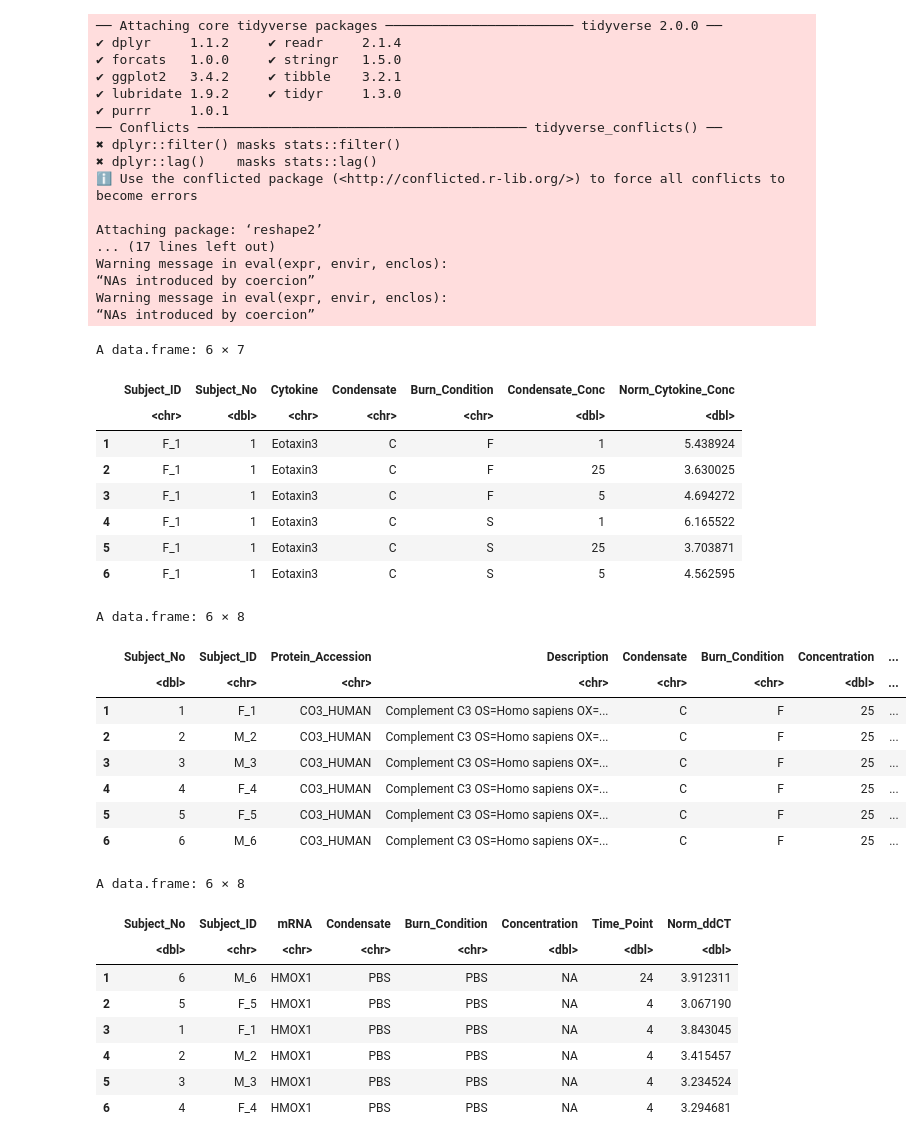
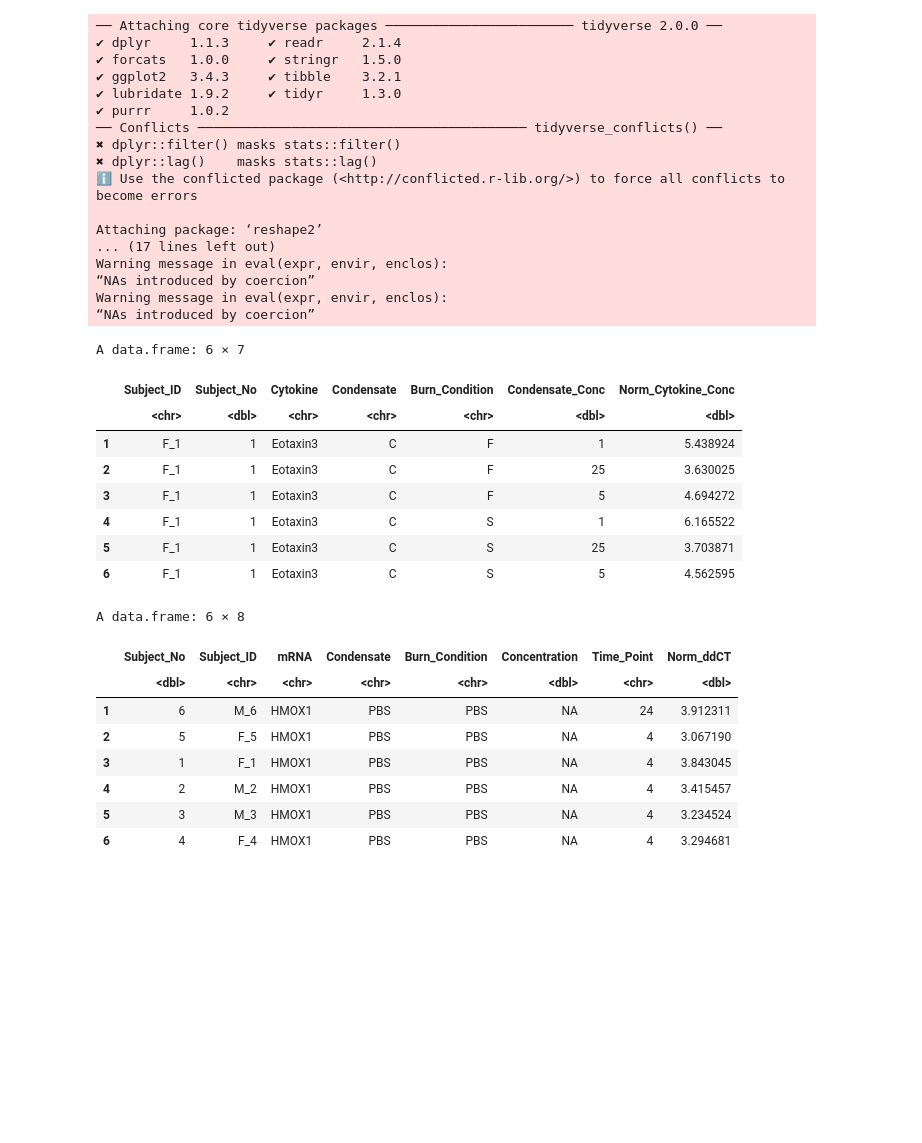
Before and after one commit to UNC-CEMALB/Burn-pit-smoke-condensate-mediated-toxicity-in-human-airway-epithelial-cells-, a Jupyter notebook: 2. Biomarker Distribution Analysis/Biomarker Friedman Analysis.ipynb, the cells around one changed output. Saved outputs shown, nothing was run; the diff lists cells and outputs as text; code cells hidden in the pictures; blank space fills up the shorter version.

```diff
--- a/2. Biomarker Distribution Analysis/Biomarker Friedman Analysis.ipynb
+++ b/2. Biomarker Distribution Analysis/Biomarker Friedman Analysis.ipynb
@@ -1,6 +1,6 @@
 # %%
 Output = c("/Users/alexis/Library/CloudStorage/OneDrive-UniversityofNorthCarolinaatChapelHill/CEMALB_DataAnalysisPM/Projects/P1011. Emission Mixtures/P1011.3. Analyses/P1011.3.3. Biomarker Distribution Analysis/Output")
-cur_date = "081923"
+cur_date = "092023"
 
 library(readxl)
 library(openxlsx)
@@ -11,21 +11,18 @@ library(PMCMRplus)
 
 # reading in files
 cytokine_df = data.frame(read_excel("Input/Processed_Cyotkine_Data_081723.xlsx"))
-proteomics_5_df = data.frame(read_excel("Input/Processed_Proteomics_Data_5ug_081523.xlsx"))
-proteomics_25_df = data.frame(read_excel("Input/Processed_Proteomics_Data_25ug_081523.xlsx"))
 mRNA_df = data.frame(read_excel("Input/Processed_mRNA_Data_081723.xlsx"))
 
 # making some cols numeric
 cytokine_df$Condensate_Conc = as.numeric(cytokine_df$Condensate_Conc)
 mRNA_df$Concentration = as.numeric(mRNA_df$Concentration)
-mRNA_df$Time_Point = as.numeric(mRNA_df$Time_Point)
 # %% [output]
 ── Attaching core tidyverse packages ──────────────────────── tidyverse 2.0.0 ──
-✔ dplyr     1.1.2     ✔ readr     2.1.4
+✔ dplyr     1.1.3     ✔ readr     2.1.4
 ✔ forcats   1.0.0     ✔ stringr   1.5.0
-✔ ggplot2   3.4.2     ✔ tibble    3.2.1
+✔ ggplot2   3.4.3     ✔ tibble    3.2.1
 ✔ lubridate 1.9.2     ✔ tidyr     1.3.0
-✔ purrr     1.0.1
+✔ purrr     1.0.2
 ── Conflicts ────────────────────────────────────────── tidyverse_conflicts() ──
 ✖ dplyr::filter() masks stats::filter()
 ✖ dplyr::lag()    masks stats::lag()
@@ -39,35 +36,25 @@ Warning message in eval(expr, envir, enclos):
 “NAs introduced by coercion”
 # %%
 head(cytokine_df)
-head(proteomics_25_df)
 head(mRNA_df)
 # %% [output]
 A data.frame: 6 × 7
 |  | Subject_ID | Subject_No | Cytokine | Condensate | Burn_Condition | Condensate_Conc | Norm_Cytokine_Conc |
 |  | <chr> | <dbl> | <chr> | <chr> | <chr> | <dbl> | <dbl> |
 | 1 | F_1 | 1 | Eotaxin3 | C | F | 1 | 5.438924 |
 | 2 | F_1 | 1 | Eotaxin3 | C | F | 25 | 3.630025 |
 | 3 | F_1 | 1 | Eotaxin3 | C | F | 5 | 4.694272 |
 | 4 | F_1 | 1 | Eotaxin3 | C | S | 1 | 6.165522 |
 | 5 | F_1 | 1 | Eotaxin3 | C | S | 25 | 3.703871 |
 | 6 | F_1 | 1 | Eotaxin3 | C | S | 5 | 4.562595 |
 A data.frame: 6 × 8
-|  | Subject_No | Subject_ID | Protein_Accession | Description | Condensate | Burn_Condition | Concentration | ... |
-|  | <dbl> | <chr> | <chr> | <chr> | <chr> | <chr> | <dbl> | ... |
-| 1 | 1 | F_1 | CO3_HUMAN | Complement C3 OS=Homo sapiens OX=... | C | F | 25 | ... |
-| 2 | 2 | M_2 | CO3_HUMAN | Complement C3 OS=Homo sapiens OX=... | C | F | 25 | ... |
-| 3 | 3 | M_3 | CO3_HUMAN | Complement C3 OS=Homo sapiens OX=... | C | F | 25 | ... |
-| 4 | 4 | F_4 | CO3_HUMAN | Complement C3 OS=Homo sapiens OX=... | C | F | 25 | ... |
-| 5 | 5 | F_5 | CO3_HUMAN | Complement C3 OS=Homo sapiens OX=... | C | F | 25 | ... |
-| 6 | 6 | M_6 | CO3_HUMAN | Complement C3 OS=Homo sapiens OX=... | C | F | 25 | ... |
+|  | Subject_No | Subject_ID | mRNA | Condensate | Burn_Condition | Concentration | Time_Point | Norm_ddCT |
+|  | <dbl> | <chr> | <chr> | <chr> | <chr> | <dbl> | <chr> | <dbl> |
+| 1 | 6 | M_6 | HMOX1 | PBS | PBS | NA | 24 | 3.912311 |
+| 2 | 5 | F_5 | HMOX1 | PBS | PBS | NA | 4 | 3.067190 |
+| 3 | 1 | F_1 | HMOX1 | PBS | PBS | NA | 4 | 3.843045 |
+| 4 | 2 | M_2 | HMOX1 | PBS | PBS | NA | 4 | 3.415457 |
+| 5 | 3 | M_3 | HMOX1 | PBS | PBS | NA | 4 | 3.234524 |
+| 6 | 4 | F_4 | HMOX1 | PBS | PBS | NA | 4 | 3.294681 |
-A data.frame: 6 × 8
-|  | Subject_No | Subject_ID | mRNA | Condensate | Burn_Condition | Concentration | Time_Point | Norm_ddCT |
-|  | <dbl> | <chr> | <chr> | <chr> | <chr> | <dbl> | <dbl> | <dbl> |
-| 1 | 6 | M_6 | HMOX1 | PBS | PBS | NA | 24 | 3.912311 |
-| 2 | 5 | F_5 | HMOX1 | PBS | PBS | NA | 4 | 3.067190 |
-| 3 | 1 | F_1 | HMOX1 | PBS | PBS | NA | 4 | 3.843045 |
-| 4 | 2 | M_2 | HMOX1 | PBS | PBS | NA | 4 | 3.415457 |
-| 5 | 3 | M_3 | HMOX1 | PBS | PBS | NA | 4 | 3.234524 |
-| 6 | 4 | F_4 | HMOX1 | PBS | PBS | NA | 4 | 3.294681 |
 # %% [markdown]
 # Research Question: Are there statistically significant differences in each biomarker between burn conditions within the condensate samples?
```
Also changed, not shown: parts of 9 cells of this notebook.
